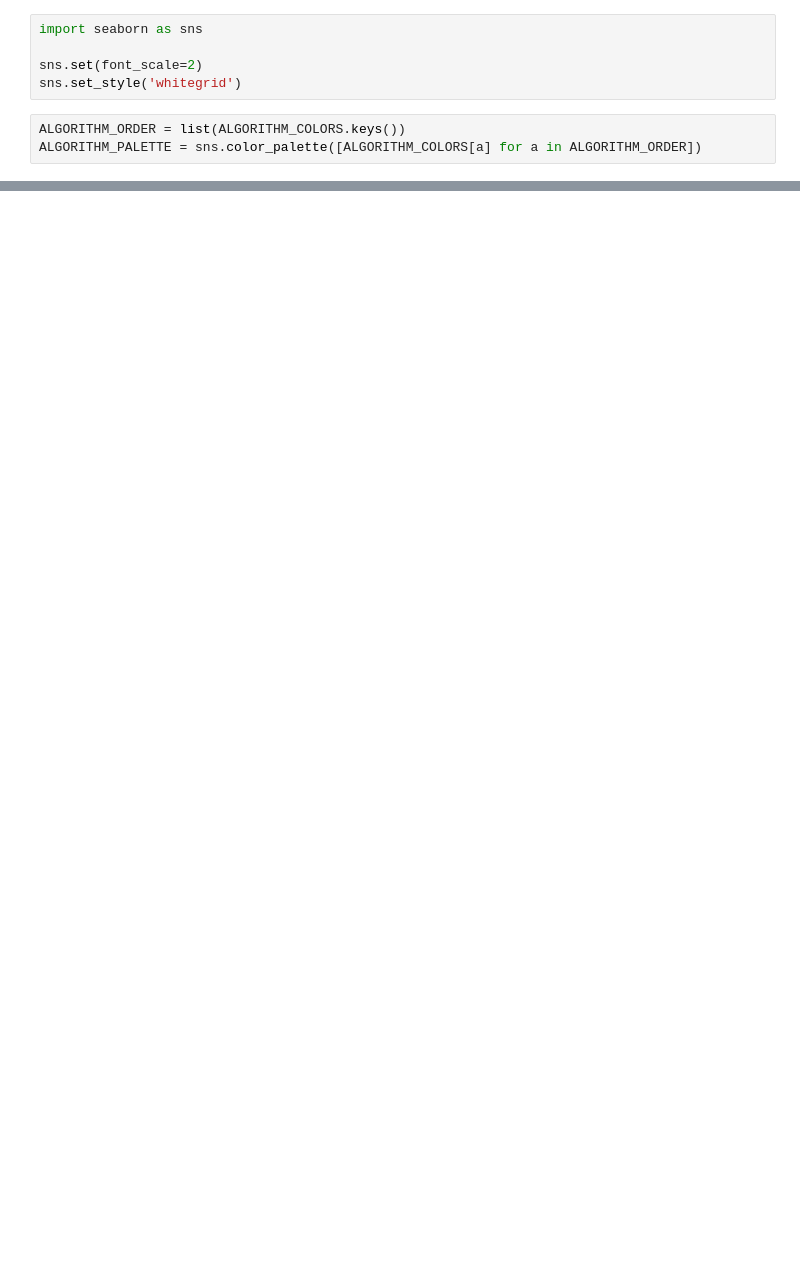
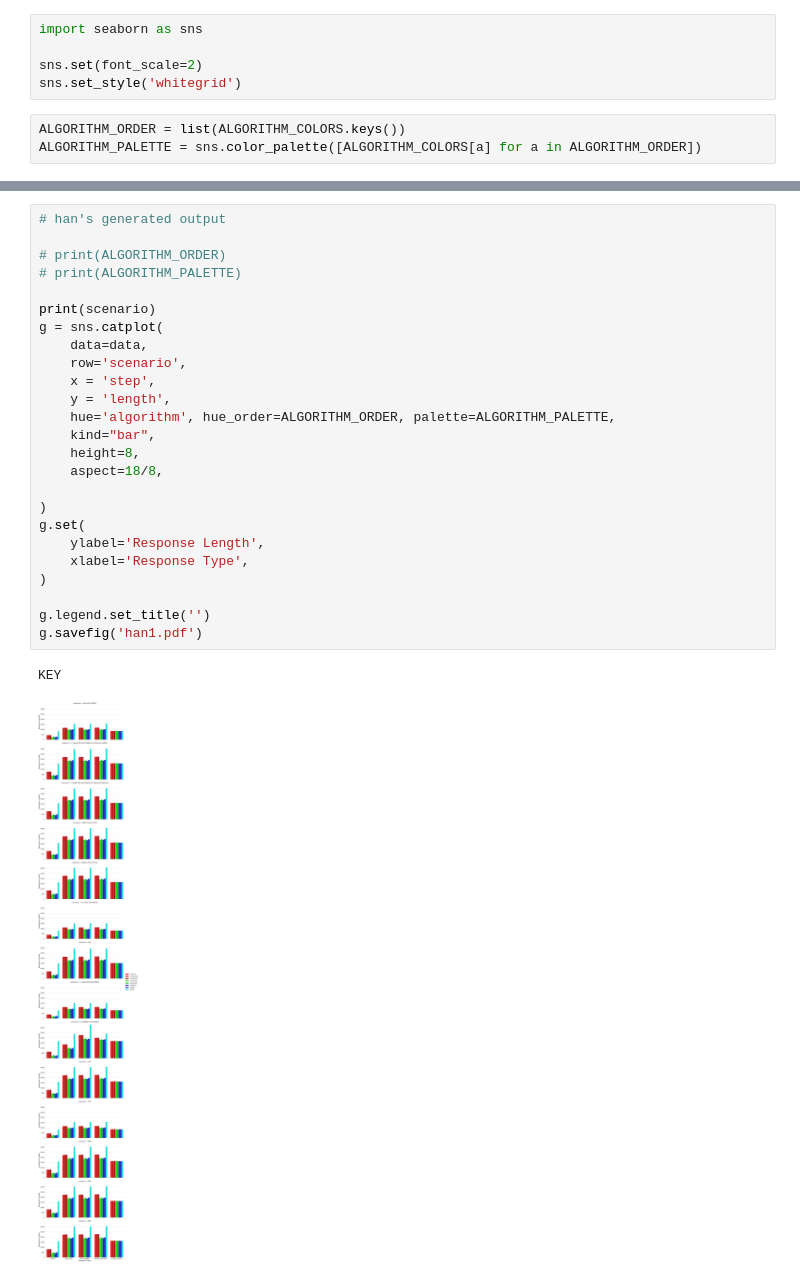
Before and after one commit to yaruth/dns-falcon, a Jupyter notebook: Paket Sizes.ipynb, the cells around one changed output, grey strips where cells are left out. Saved outputs shown, nothing was run; the diff lists cells and outputs as text; blank space fills up the shorter version.

```diff
--- a/Paket Sizes.ipynb
+++ b/Paket Sizes.ipynb
@@ -93,0 +92,28 @@ g.savefig('nils.pdf')
+# %%
+# han's generated output
+
+# print(ALGORITHM_ORDER)
+# print(ALGORITHM_PALETTE)
+
+print(scenario)
+g = sns.catplot(
+    data=data,
+    row='scenario',
+    x = 'step',
+    y = 'length',
+    hue='algorithm', hue_order=ALGORITHM_ORDER, palette=ALGORITHM_PALETTE,
+    kind="bar",
+    height=8,
+    aspect=18/8,
+
+)
+g.set(
+    ylabel='Response Length',
+    xlabel='Response Type',
+)
+
+g.legend.set_title('')
+g.savefig('han1.pdf')
+# %% [output]
+KEY
+[figure, added]
```
Also changed, not shown: parts of 5 cells of this notebook, 28 other files.
